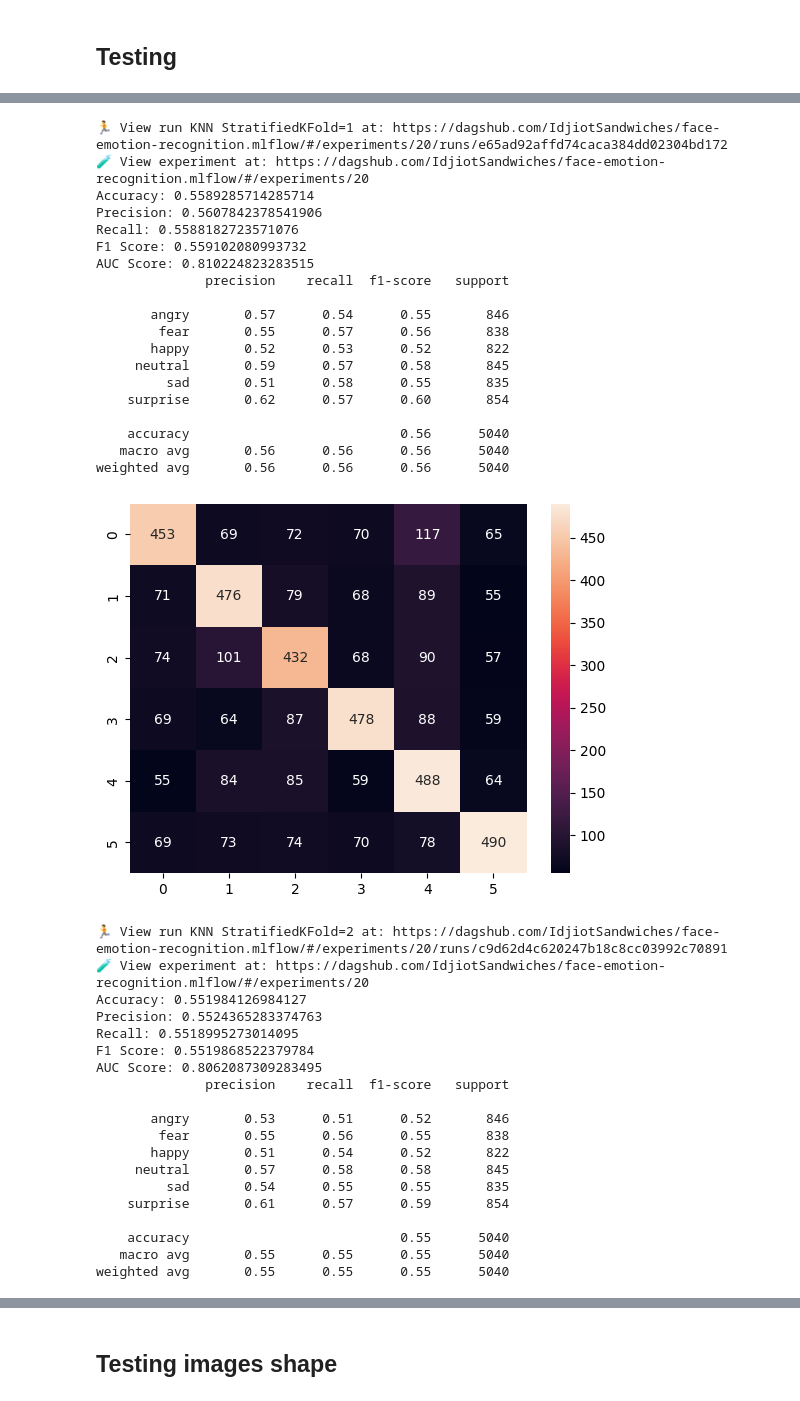
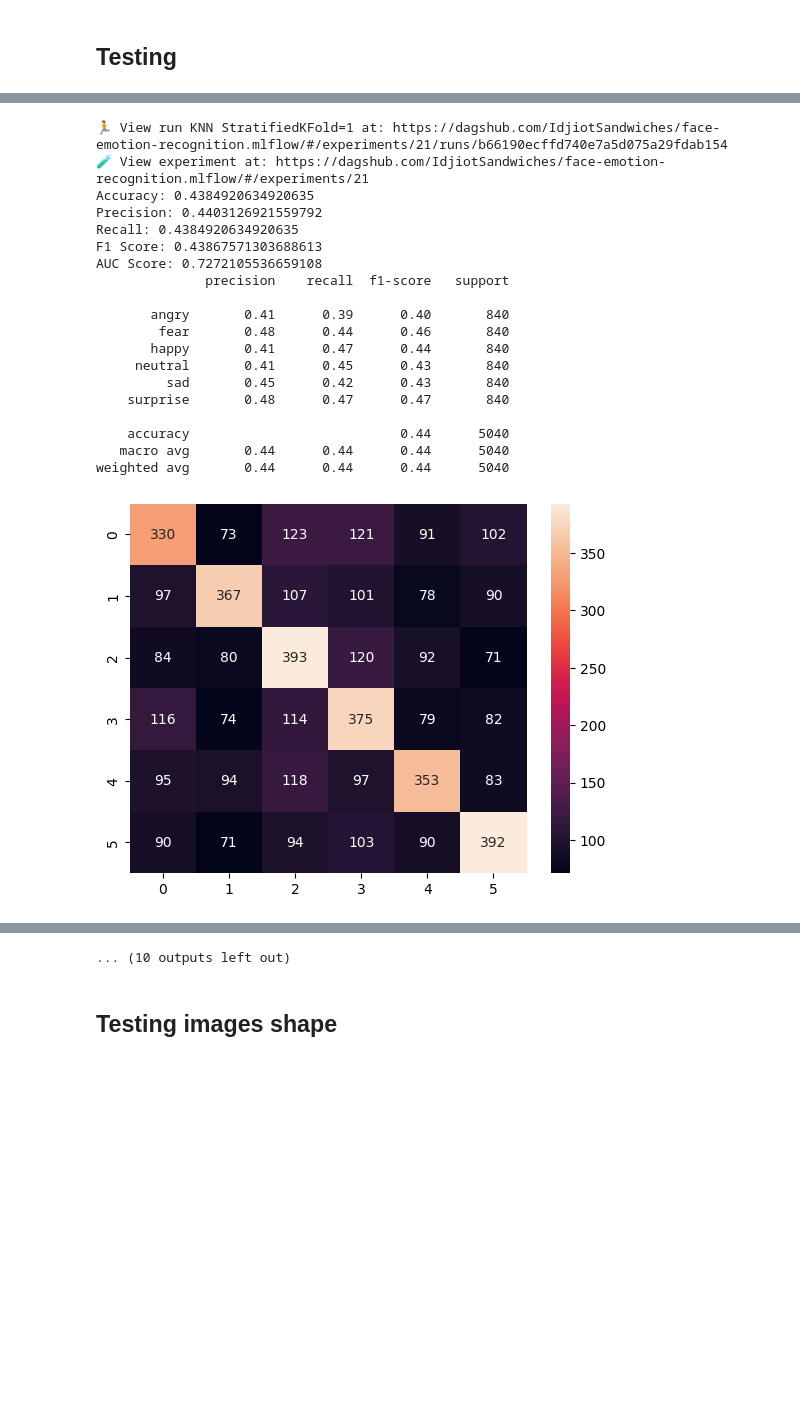
Before and after one commit to IdjiotSandwiches/face-emotion-recognition, a Jupyter notebook: machine-learning/knn-model.ipynb, the cells around one changed output, grey strips where cells are left out. Saved outputs shown, nothing was run; the diff lists cells and outputs as text; code cells hidden in the pictures; blank space fills up the shorter version.

```diff
--- a/machine-learning/knn-model.ipynb
+++ b/machine-learning/knn-model.ipynb
@@ -202,7 +202,7 @@ for train_idx, test_idx in skf.split(images, labels):
   X_train, X_test = images[train_idx], images[test_idx]
   y_train, y_test = labels[train_idx], labels[test_idx]
 
-  X_calib, X_test, y_calib, y_test = train_test_split(X_test, y_test, **calib_params)
+  X_calib, X_test, y_calib, y_test = train_test_split(X_test, y_test, **calib_params, stratify=y_test)
 
   model = KNeighborsClassifier(**model_params)
   model.fit(X_train, y_train)
@@ -230,7 +230,7 @@ for train_idx, test_idx in skf.split(images, labels):
   plt.savefig('confusion_matrix.png')
   plt.show()
 
-  mlflow.set_experiment("KNN_Model FER2013 augmented without disgust")
+  mlflow.set_experiment("KNN_Model FER2013 224x224")
   mlflow.set_tracking_uri("https://dagshub.com/IdjiotSandwiches/face-emotion-recognition.mlflow")
 
   with mlflow.start_run(run_name=f'KNN StratifiedKFold={i}'):
@@ -292,39 +293,20 @@ weighted avg       0.56      0.56      0.56      5040
-🏃 View run KNN StratifiedKFold=1 at: https://dagshub.com/IdjiotSandwiches/face-emotion-recognition.mlflow/#/experiments/20/runs/e65ad92affd74caca384dd02304bd172
-🧪 View experiment at: https://dagshub.com/IdjiotSandwiches/face-emotion-recognition.mlflow/#/experiments/20
-Accuracy: 0.5589285714285714
-Precision: 0.5607842378541906
-Recall: 0.5588182723571076
-F1 Score: 0.559102080993732
-AUC Score: 0.810224823283515
-              precision    recall  f1-score   support
-
-       angry       0.57      0.54      0.55       846
-        fear       0.55      0.57      0.56       838
-       happy       0.52      0.53      0.52       822
-     neutral       0.59      0.57      0.58       845
-         sad       0.51      0.58      0.55       835
-    surprise       0.62      0.57      0.60       854
-
-    accuracy                           0.56      5040
-   macro avg       0.56      0.56      0.56      5040
-weighted avg       0.56      0.56      0.56      5040
+🏃 View run KNN StratifiedKFold=1 at: https://dagshub.com/IdjiotSandwiches/face-emotion-recognition.mlflow/#/experiments/21/runs/b66190ecffd740e7a5d075a29fdab154
+🧪 View experiment at: https://dagshub.com/IdjiotSandwiches/face-emotion-recognition.mlflow/#/experiments/21
+Accuracy: 0.4384920634920635
+Precision: 0.4403126921559792
+Recall: 0.4384920634920635
+F1 Score: 0.43867571303688613
+AUC Score: 0.7272105536659108
+              precision    recall  f1-score   support
+
+       angry       0.41      0.39      0.40       840
+        fear       0.48      0.44      0.46       840
+       happy       0.41      0.47      0.44       840
+     neutral       0.41      0.45      0.43       840
+         sad       0.45      0.42      0.43       840
+    surprise       0.48      0.47      0.47       840
+
+    accuracy                           0.44      5040
+   macro avg       0.44      0.44      0.44      5040
+weighted avg       0.44      0.44      0.44      5040
-[figure, old version]
+[figure, new version]
-🏃 View run KNN StratifiedKFold=2 at: https://dagshub.com/IdjiotSandwiches/face-emotion-recognition.mlflow/#/experiments/20/runs/c9d62d4c620247b18c8cc03992c70891
-🧪 View experiment at: https://dagshub.com/IdjiotSandwiches/face-emotion-recognition.mlflow/#/experiments/20
-Accuracy: 0.551984126984127
-Precision: 0.5524365283374763
-Recall: 0.5518995273014095
-F1 Score: 0.5519868522379784
-AUC Score: 0.8062087309283495
-              precision    recall  f1-score   support
-
-       angry       0.53      0.51      0.52       846
-        fear       0.55      0.56      0.55       838
-       happy       0.51      0.54      0.52       822
-     neutral       0.57      0.58      0.58       845
-         sad       0.54      0.55      0.55       835
-    surprise       0.61      0.57      0.59       854
-
-    accuracy                           0.55      5040
-   macro avg       0.55      0.55      0.55      5040
-weighted avg       0.55      0.55      0.55      5040
@@ -373,3 +372,4 @@ weighted avg       0.56      0.56      0.56      5040
+... (10 outputs left out)
 # %% [markdown]
 ## **Testing images shape**
 # %%
```
Also changed, not shown: parts of 4 cells of this notebook.
